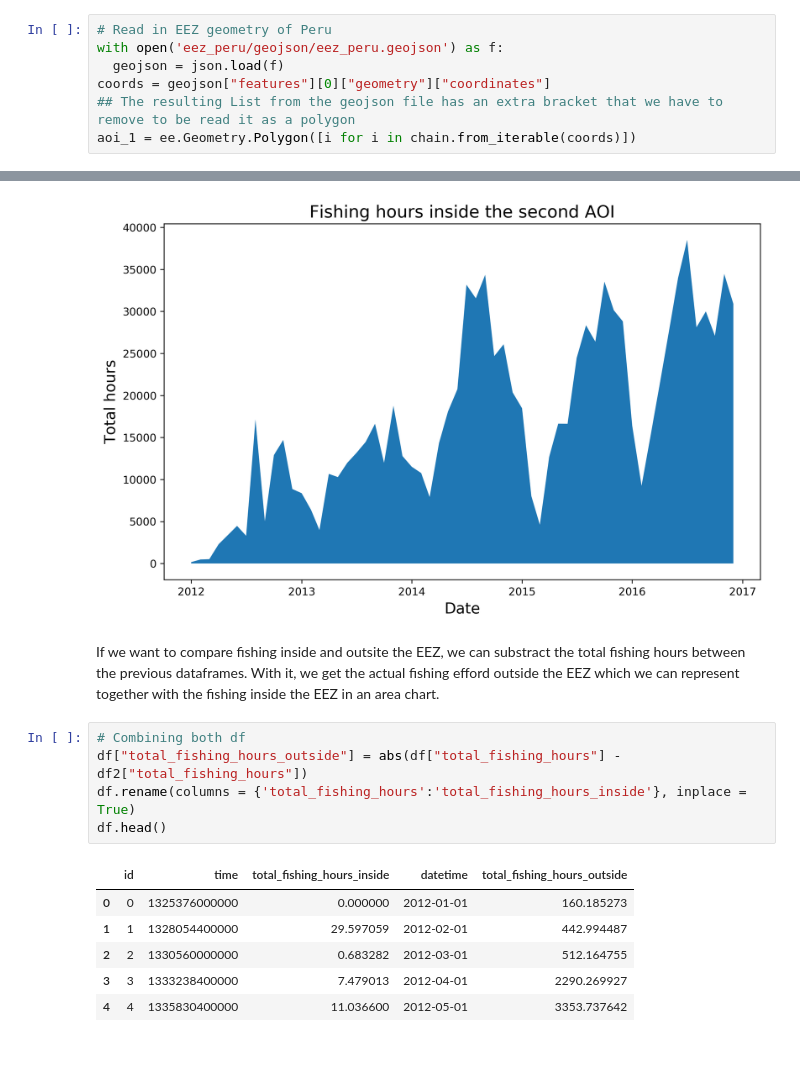
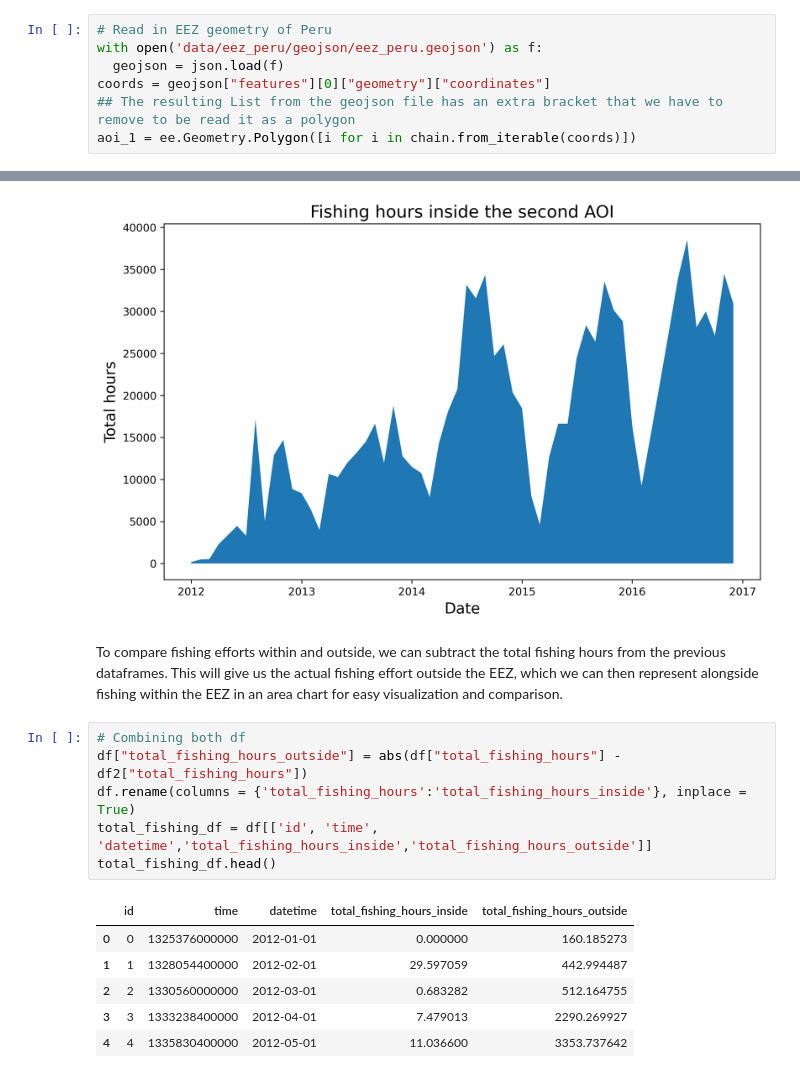
Before and after one commit to jessicafrench/Peruvian-Fisheries-Analysis, a Jupyter notebook: peruvian-fisheries-effort.ipynb, the cells around one changed output, grey strips where cells are left out. Saved outputs shown, nothing was run; the diff lists cells and outputs as text.

```diff
--- a/peruvian-fisheries-effort.ipynb
+++ b/peruvian-fisheries-effort.ipynb
@@ -105,6 +104,6 @@ We define two areas of interest (AOI) for the time series analysis. The first on
 # %%
 # Read in EEZ geometry of Peru
-with open('eez_peru/geojson/eez_peru.geojson') as f:
+with open('data/eez_peru/geojson/eez_peru.geojson') as f:
   geojson = json.load(f)
 coords = geojson["features"][0]["geometry"]["coordinates"]
 ## The resulting List from the geojson file has an extra bracket that we have to remove to be read it as a polygon
@@ -485,18 +498,19 @@ plt.ylabel('Total hours', fontsize=14)
 Text(0, 0.5, 'Total hours')
 [figure]
 # %% [markdown]
-If we want to compare fishing inside and outsite the EEZ, we can substract the total fishing hours between the previous dataframes. With it, we get the actual fishing efford outside the EEZ which we can represent together with the fishing inside the EEZ in an area chart.
+To compare fishing efforts within and outside, we can subtract the total fishing hours from the previous dataframes. This will give us the actual fishing effort outside the EEZ, which we can then represent alongside fishing within the EEZ in an area chart for easy visualization and comparison.
 # %%
 # Combining both df
 df["total_fishing_hours_outside"] = abs(df["total_fishing_hours"] - df2["total_fishing_hours"])
 df.rename(columns = {'total_fishing_hours':'total_fishing_hours_inside'}, inplace = True)
-df.head()
+total_fishing_df = df[['id', 'time', 'datetime','total_fishing_hours_inside','total_fishing_hours_outside']]
+total_fishing_df.head()
 # %% [output]
-|  | id | time | total_fishing_hours_inside | datetime | total_fishing_hours_outside |
-| 0 | 0 | 1325376000000 | 0.000000 | 2012-01-01 | 160.185273 |
-| 1 | 1 | 1328054400000 | 29.597059 | 2012-02-01 | 442.994487 |
-| 2 | 2 | 1330560000000 | 0.683282 | 2012-03-01 | 512.164755 |
-| 3 | 3 | 1333238400000 | 7.479013 | 2012-04-01 | 2290.269927 |
-| 4 | 4 | 1335830400000 | 11.036600 | 2012-05-01 | 3353.737642 |
+|  | id | time | datetime | total_fishing_hours_inside | total_fishing_hours_outside |
+| 0 | 0 | 1325376000000 | 2012-01-01 | 0.000000 | 160.185273 |
+| 1 | 1 | 1328054400000 | 2012-02-01 | 29.597059 | 442.994487 |
+| 2 | 2 | 1330560000000 | 2012-03-01 | 0.683282 | 512.164755 |
+| 3 | 3 | 1333238400000 | 2012-04-01 | 7.479013 | 2290.269927 |
+| 4 | 4 | 1335830400000 | 2012-05-01 | 11.036600 | 3353.737642 |
 # %%
 plt.figure(figsize=(10, 6), dpi=300)
```
Also changed, not shown: parts of 28 cells of this notebook, 38 other files.
